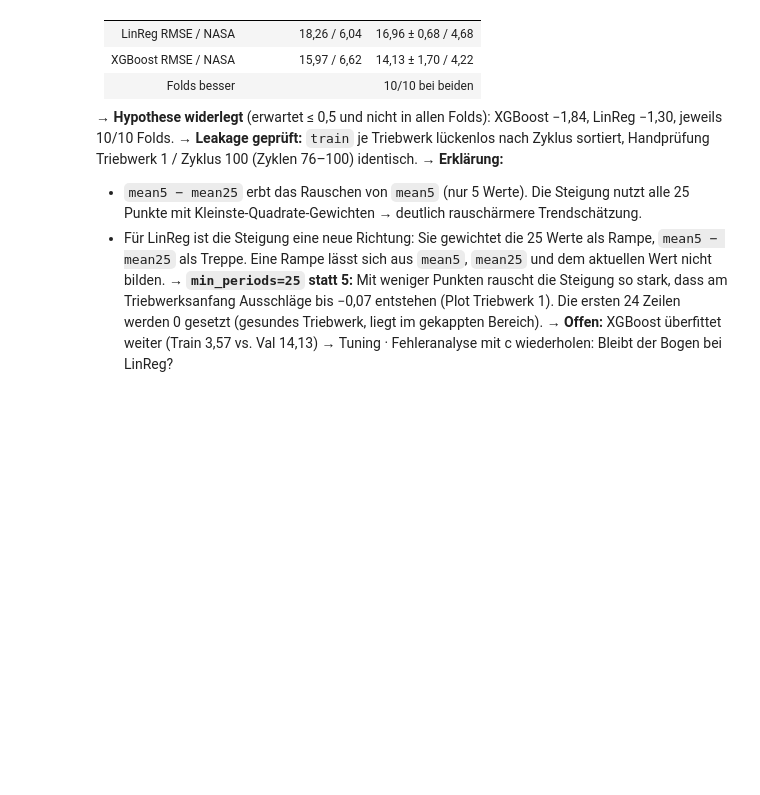
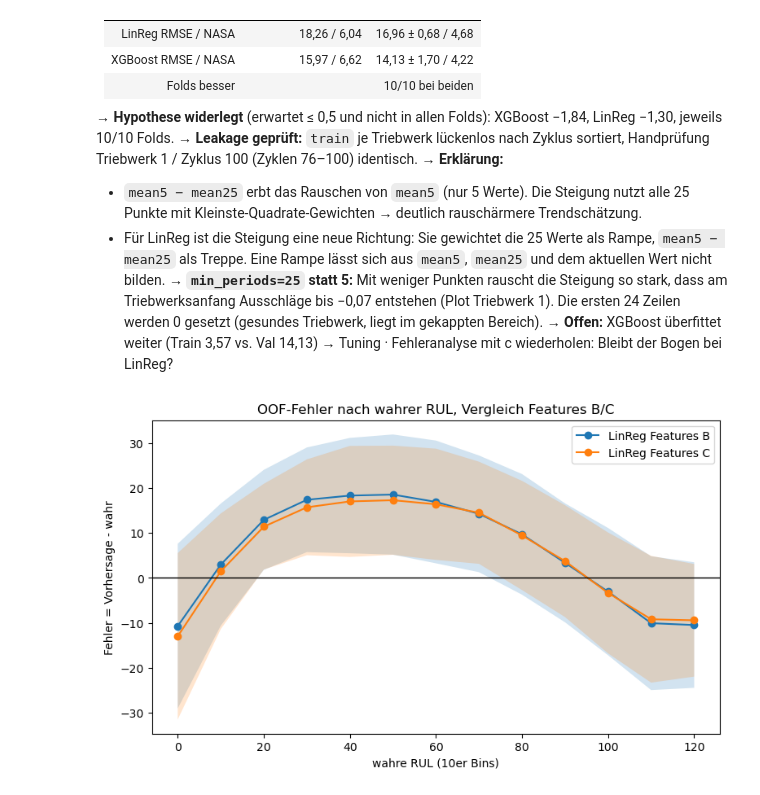
Before and after one commit to nils-pt/turbofan, a Jupyter notebook: notebooks/04_features_models.ipynb, the cells around one changed output. Drawn from its saved outputs; the diff is of its cells as text; code cells hidden in the pictures; blank space fills up the shorter version.

Commit message:
04: OOF-Fehleranalyse b vs. c mit MSE-Zerlegung je Bin, Normalisierung je Triebwerk begonnen (WIP)

```diff
--- a/notebooks/04_features_models.ipynb
+++ b/notebooks/04_features_models.ipynb
@@ -384,3 +384,9 @@ print(train[(train["unit"]==1)& (train["cycle"]==100)]["s11_slope25"].values)
 - Für LinReg ist die Steigung eine neue Richtung: Sie gewichtet die 25 Werte als Rampe, `mean5 − mean25` als Treppe. Eine Rampe lässt sich aus `mean5`, `mean25` und dem aktuellen Wert nicht bilden.
 → **`min_periods=25` statt 5:** Mit weniger Punkten rauscht die Steigung so stark, dass am Triebwerksanfang Ausschläge bis −0,07 entstehen (Plot Triebwerk 1). Die ersten 24 Zeilen werden 0 gesetzt (gesundes Triebwerk, liegt im gekappten Bereich).
 → **Offen:** XGBoost überfittet weiter (Train 3,57 vs. Val 14,13) → Tuning · Fehleranalyse mit c wiederholen: Bleibt der Bogen bei LinReg?
+# %%
+oof_b_lr = oof_vorhersagen(LinearRegression(),X3, y, splits)
+oof_c_lr = oof_vorhersagen(LinearRegression(), X4, y, splits)
+
+oof_b_xgb = oof_vorhersagen(XGBRegressor(), X3, y, splits)
+oof_c_xgb = oof_vorhersagen(XGBRegressor(), X4, y, splits)
@@ -386,0 +409,38 @@ print(train[(train["unit"]==1)& (train["cycle"]==100)]["s11_slope25"].values)
+# %%
+gruppen_b = fehler_plot_b.groupby("bin")
+
+lr_mittel_b = gruppen_b["fehler_lr"].mean()
+lr_std_b = gruppen_b["fehler_lr"].std()
+anzahl = gruppen_b["RUL"].count()
+
+xgb_mittel_b = gruppen_b["fehler_xgb"].mean()
+xgb_std_b = gruppen_b["fehler_xgb"].std()
+
+
+gruppen_c = fehler_plot_c.groupby("bin")
+
+lr_mittel_c = gruppen_c["fehler_lr"].mean()
+lr_std_c = gruppen_c["fehler_lr"].std()
+
+xgb_mittel_c = gruppen_c["fehler_xgb"].mean()
+xgb_std_c = gruppen_c["fehler_xgb"].std()
+anzahl = gruppen_c["RUL"].count()
+# %%
+fig, ax = plt.subplots(figsize=(9,5))
+
+x = lr_mittel_b.index
+
+ax.plot(x, lr_mittel_b, marker="o", label = "LinReg Features B")
+ax.fill_between(x, lr_mittel_b - lr_std_b, lr_mittel_b + lr_std_b, alpha=0.2)
+ax.plot(x, lr_mittel_c, marker="o", label="LinReg Features C")
+ax.fill_between(x, lr_mittel_c - lr_std_c, lr_mittel_c+lr_std_c, alpha = 0.2)
+
+
+ax.axhline(0, color="black", linewidth=1)
+ax.set_xlabel("wahre RUL (10er Bins)")
+ax.set_ylabel("Fehler = Vorhersage - wahr")
+ax.set_title("OOF-Fehler nach wahrer RUL, Vergleich Features B/C")
+ax.legend()
+plt.show()
+# %% [output]
+[figure, added]
```
Also changed, not shown: parts of 31 cells of this notebook.
